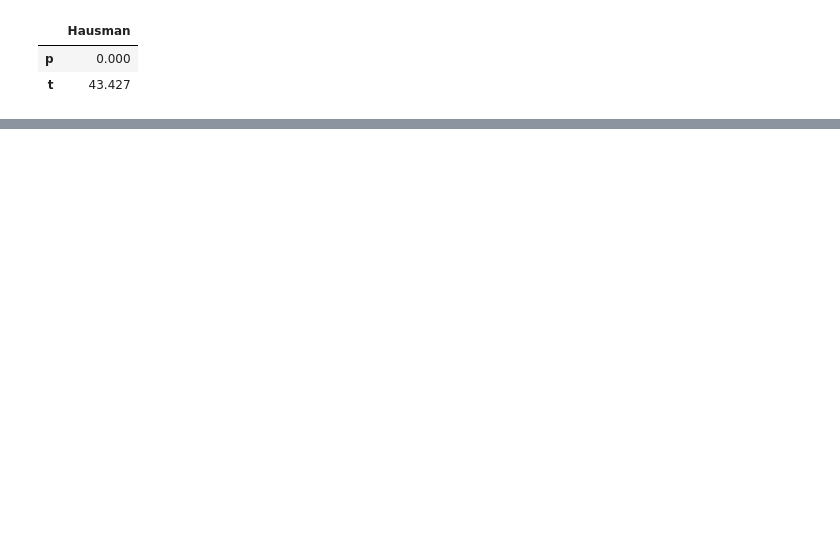
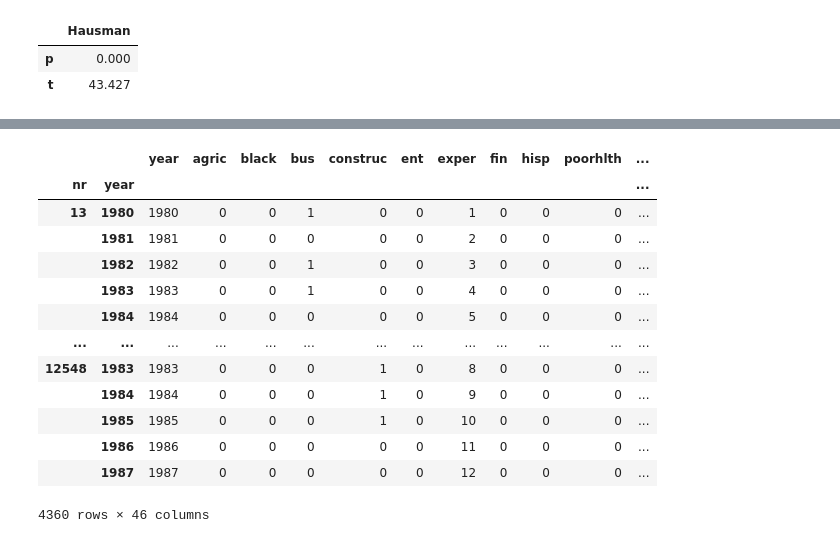
Before and after one commit to jlcatonjr/Learn-Python-for-Stats-and-Econ, a Jupyter notebook: Wooldridge -- Heiss and Brunner/14. Advanced Panel Data Methods.ipynb, the cells around one changed output, grey strips where cells are left out. Saved outputs shown, nothing was run; the diff lists cells and outputs as text; code cells hidden in the pictures; blank space fills up the shorter version.

```diff
--- a/Wooldridge -- Heiss and Brunner/14. Advanced Panel Data Methods.ipynb
+++ b/Wooldridge -- Heiss and Brunner/14. Advanced Panel Data Methods.ipynb
@@ -338,0 +346,22 @@ hausman_test(results_fe, results_re).round(3)
+# %%
+wagepan["entity"] = wagepan["nr"]
+wagepan.set_index("nr", inplace = True)#, drop = False)
+wagepan["married_b"] = wagepan.groupby("nr").mean()["married"]
+wagepan["union_b"] = wagepan.groupby("nr").mean()["union"]
+wagepan = wagepan.set_index(["year"], append = True, drop = False)
+wagepan
+# %% [output]
+|  |  | year | agric | black | bus | construc | ent | exper | fin | hisp | poorhlth | ... |
+| nr | year |  |  |  |  |  |  |  |  |  |  | ... |
+| 13 | 1980 | 1980 | 0 | 0 | 1 | 0 | 0 | 1 | 0 | 0 | 0 | ... |
+|  | 1981 | 1981 | 0 | 0 | 0 | 0 | 0 | 2 | 0 | 0 | 0 | ... |
+|  | 1982 | 1982 | 0 | 0 | 1 | 0 | 0 | 3 | 0 | 0 | 0 | ... |
+|  | 1983 | 1983 | 0 | 0 | 1 | 0 | 0 | 4 | 0 | 0 | 0 | ... |
+|  | 1984 | 1984 | 0 | 0 | 0 | 0 | 0 | 5 | 0 | 0 | 0 | ... |
+| ... | ... | ... | ... | ... | ... | ... | ... | ... | ... | ... | ... | ... |
+| 12548 | 1983 | 1983 | 0 | 0 | 0 | 1 | 0 | 8 | 0 | 0 | 0 | ... |
+|  | 1984 | 1984 | 0 | 0 | 0 | 1 | 0 | 9 | 0 | 0 | 0 | ... |
+|  | 1985 | 1985 | 0 | 0 | 0 | 1 | 0 | 10 | 0 | 0 | 0 | ... |
+|  | 1986 | 1986 | 0 | 0 | 0 | 0 | 0 | 11 | 0 | 0 | 0 | ... |
+|  | 1987 | 1987 | 0 | 0 | 0 | 0 | 0 | 12 | 0 | 0 | 0 | ... |
+4360 rows × 46 columns
```
Also changed, not shown: parts of 14 cells of this notebook, 8 other files.
